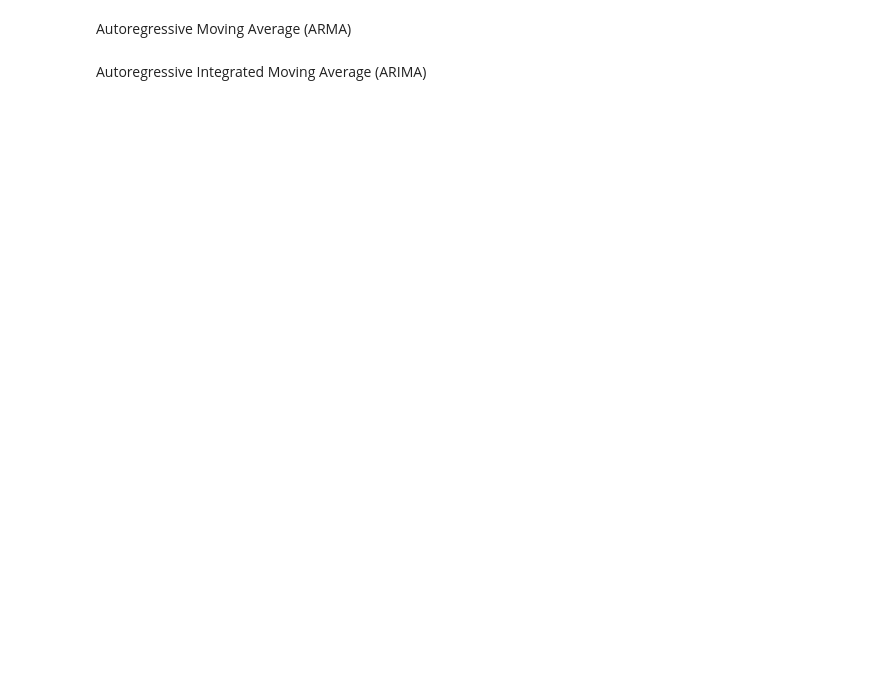
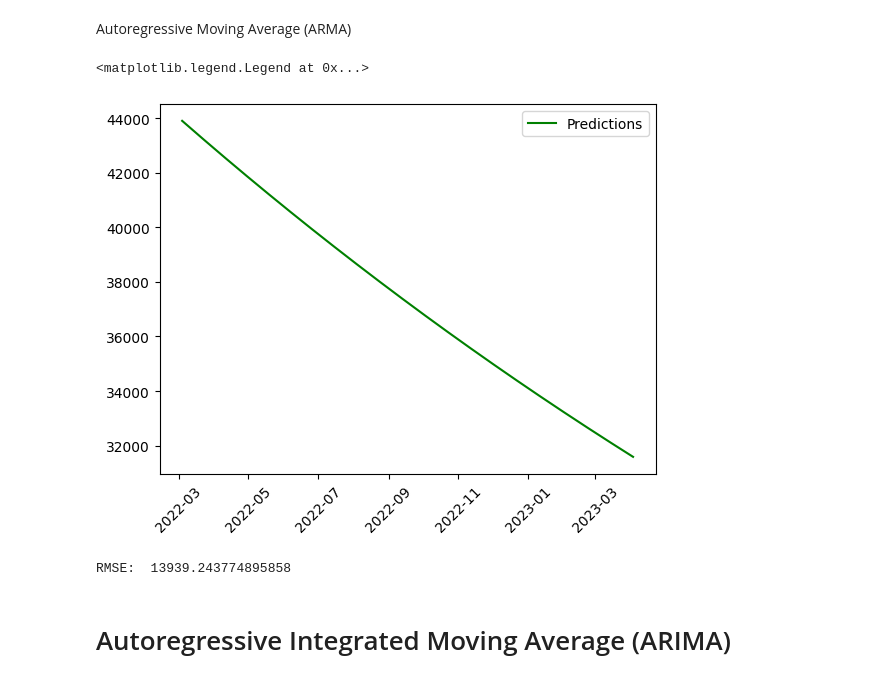
Before and after one commit to KSR313/Ml_TimeSeries, a Jupyter notebook: ML_TimeSeries.ipynb, the cells around one changed output. Saved outputs shown, nothing was run; the diff lists cells and outputs as text; code cells hidden in the pictures; blank space fills up the shorter version.

```diff
--- a/ML_TimeSeries.ipynb
+++ b/ML_TimeSeries.ipynb
@@ -54,7 +81,7 @@ Autoregressive Moving Average (ARMA)
 # %%
 from statsmodels.tsa.statespace.sarimax import SARIMAX
 # %%
-y = train['BTC-USD']
+y = train
 # %%
 ARMAmodel = SARIMAX(y, order = (1, 0, 1))
 # %%
@@ -67,15 +94,21 @@ y_pred_df.index = test.index
 y_pred_out = y_pred_df["Predictions"]
 # %%
 plt.plot(y_pred_out, color='green', label = 'Predictions')
+plt.xticks(rotation=45)
 plt.legend()
+# %% [output]
+<matplotlib.legend.Legend at 0x...>
+[figure, added]
 # %%
 import numpy as np
 from sklearn.metrics import mean_squared_error
 
-arma_rmse = np.sqrt(mean_squared_error(test["BTC-USD"].values, y_pred_df["Predictions"]))
+arma_rmse = np.sqrt(mean_squared_error(test.values, y_pred_df["Predictions"]))
 print("RMSE: ",arma_rmse)
+# %% [output]
+RMSE:  13939.243774895858
 # %% [markdown]
-Autoregressive Integrated Moving Average (ARIMA)
+# Autoregressive Integrated Moving Average (ARIMA)
 # %%
 from statsmodels.tsa.arima.model import ARIMA
 # %%
```
Also changed, not shown: parts of 19 cells of this notebook.
